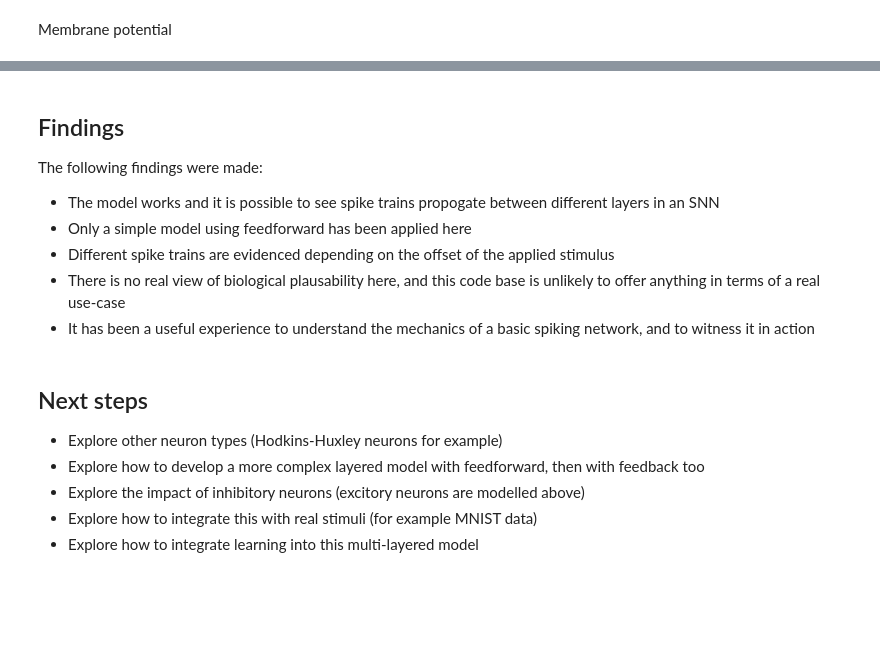
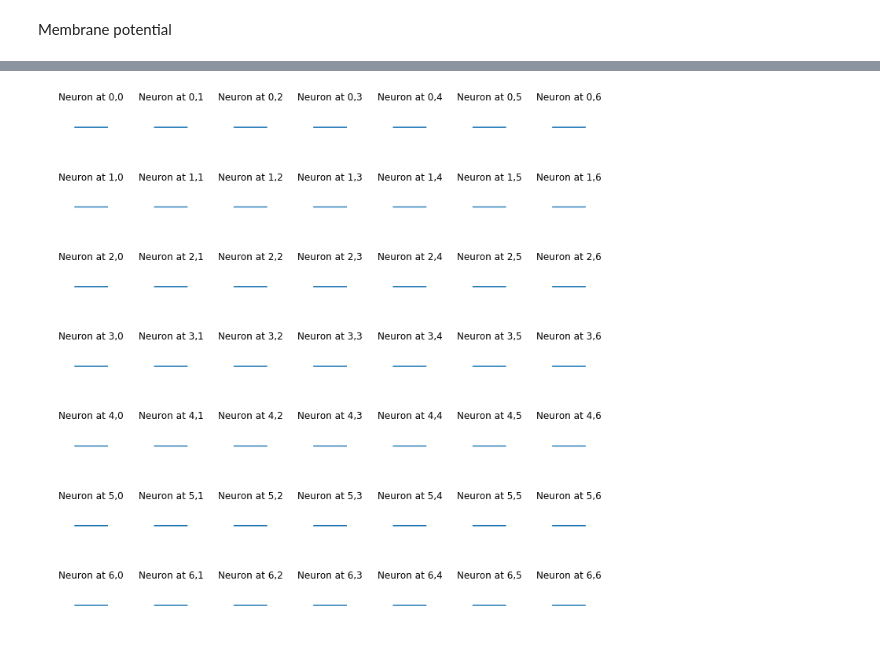
Before and after one commit to markstrefford/Spiking-Neural-Network, a Jupyter notebook: SNN_1.ipynb, the cells around one changed output, grey strips where cells are left out. Cells and saved outputs as stored; diff of their text form; code cells hidden in the pictures; blank space fills up the shorter version.

```diff
--- a/SNN_1.ipynb
+++ b/SNN_1.ipynb
@@ -367,17 +351,0 @@ plt.show()
-# %%
-fig = plt.figure() #int(x_max+1) * int(y_max+1))
-x_count, y_count = 1, 1
-
-for y in range (0, len_y, stride[0]):
-    x_count = 1
-    for x in range(0, len_x, stride[0]):
-        x_end = x + stride[0]
-        y_end = y + stride[0]
-        kernel = image_norm[y:y_end, x:x_end]
-        #orientation = s1(kernel)
-        a = fig.add_subplot(y_max, x_max, (y_count-1)*x_max+x_count)
-        a.axis('off')
-        plt.imshow(kernel, cmap="gray")
-        x_count += 1
-    y_count += 1
-plt.show()
@@ -452,18 +352,17 @@ plot_spikes(neurons[1][0].time[start_time:end_time], neurons[1][0].spikes[start_
-# %% [markdown]
-## Findings
-
-The following findings were made:
-
-* The model works and it is possible to see spike trains propogate between different layers in an SNN
-* Only a simple model using feedforward has been applied here
-* Different spike trains are evidenced depending on the offset of the applied stimulus
-* There is no real view of biological plausability here, and this code base is unlikely to offer anything in terms of a real use-case
-* It has been a useful experience to understand the mechanics of a basic spiking network, and to witness it in action
-# %% [markdown]
-## Next steps
-
-* Explore other neuron types (Hodkins-Huxley neurons for example)
-* Explore how to develop a more complex layered model with feedforward, then with feedback too
-* Explore the impact of inhibitory neurons (excitory neurons are modelled above)
-* Explore how to integrate this with real stimuli (for example MNIST data)
-* Explore how to integrate learning into this multi-layered model
+# %%
+#fig, axes = plt.subplots(ncols=l2_neurons_x, nrows=l2_neurons_y, figsize=(10,10))
+fig=plt.figure(figsize=(10,10))
+fig.set_tight_layout({5,2,5})
+
+for y in range(l2_neurons_y):
+    for x in range(l2_neurons_x):
+        index=(y)*l2_neurons_x+x+1
+        id = "{}{}{}".format(l2_neurons_y, l2_neurons_x,index)
+        a=fig.add_subplot(l2_neurons_y, l2_neurons_x, index)
+        a.plot(l2_neurons[y][x].time, l2_neurons[y][x].spikes)
+        a.axis('off')
+        plt.title('Neuron at {},{}'.format(y,x))
+
+plt.show()
+# %% [output]
+[figure, added]
```
Also changed, not shown: parts of 24 cells of this notebook.
